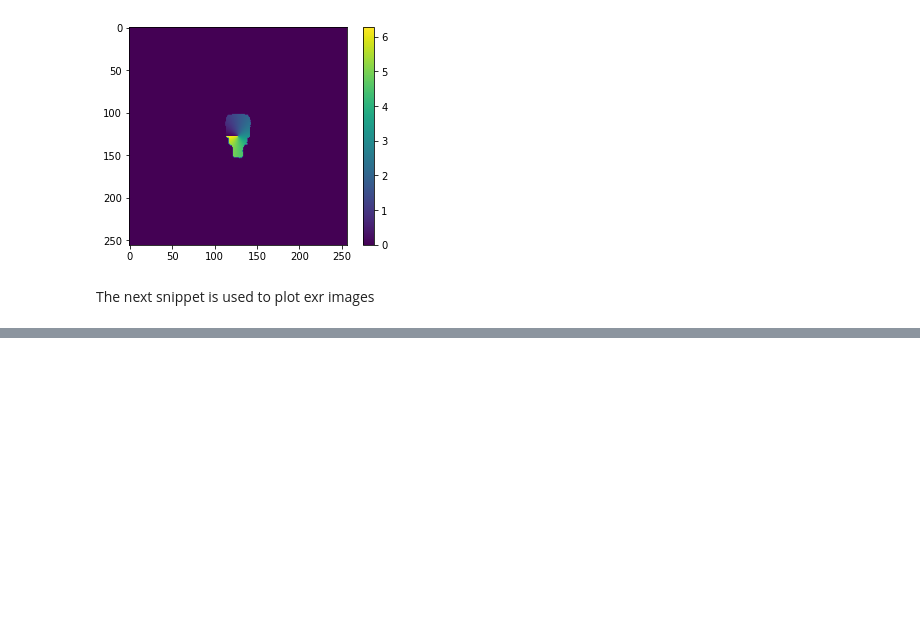
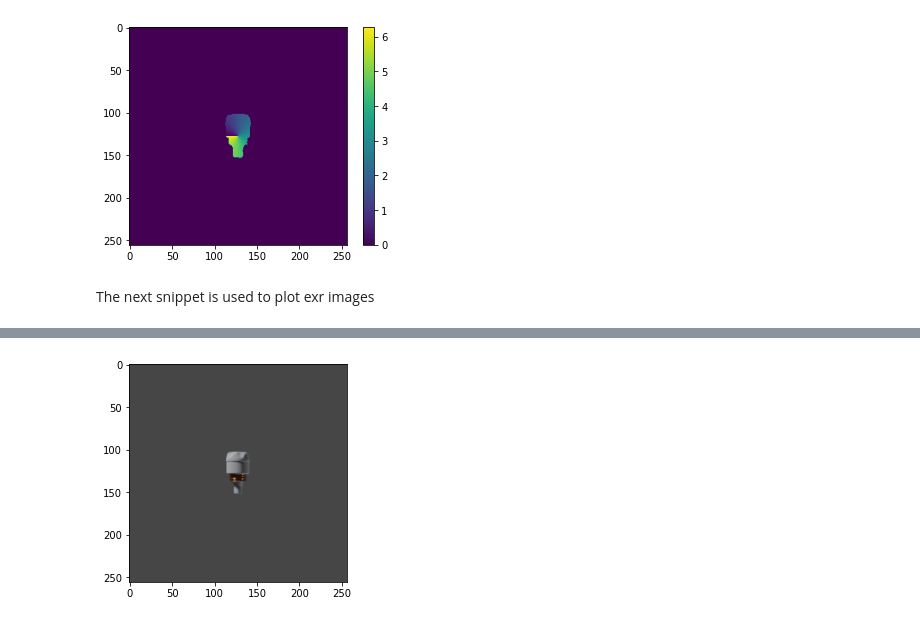
Before and after one commit to onorabil/blenderRenderer, a Jupyter notebook: PreviewData.ipynb, the cells around one changed output, grey strips where cells are left out. Saved outputs shown, nothing was run; the diff lists cells and outputs as text; code cells hidden in the pictures; blank space fills up the shorter version.

```diff
--- a/PreviewData.ipynb
+++ b/PreviewData.ipynb
@@ -123,0 +146,24 @@ plt.show()
+# %%
+def png2rgb(path):
+    """Read segmentation map image as numpy array
+
+    Args:
+        path (str): The path to the file
+
+    Returns:
+        ndarray: Returns an array with the shape WxHx1
+    """
+    if not os.path.isfile(path):
+            return None
+
+    img = cv2.imread(path)
+
+    return img[:, :, ::-1]
+# %%
+rgb_data = png2rgb("C:/dev/tmp/output/object01_render0120.png")
+
+fig = plt.figure()
+plt.imshow(rgb_data)
+plt.show()
+# %% [output]
+[figure, added]
```
Also changed, not shown: parts of 11 cells of this notebook.
